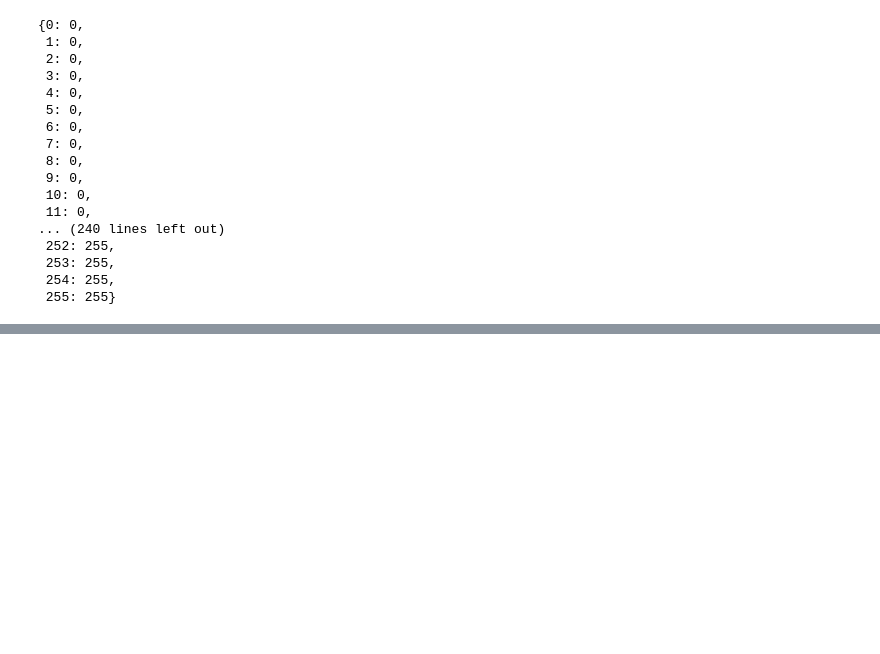
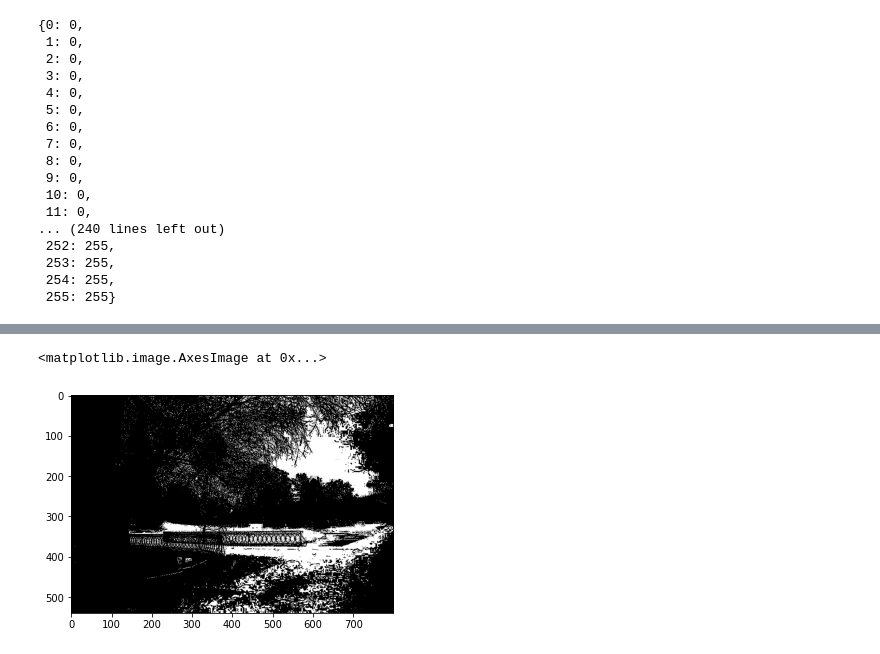
Before and after one commit to viniciusdenovaes/Unip202PInoturno, a Jupyter notebook: histograma/prototipo_histograma.ipynb, the cells around one changed output, grey strips where cells are left out. Cells and saved outputs as stored; diff of their text form; code cells hidden in the pictures; blank space fills up the shorter version.

```diff
--- a/histograma/prototipo_histograma.ipynb
+++ b/histograma/prototipo_histograma.ipynb
@@ -173,0 +193,5 @@ matrix_binaria = np.zeros(matrix_img_rgb.shape, dtype=int)
+# %%
+ plt.imshow(matrix_binaria)
+# %% [output]
+<matplotlib.image.AxesImage at 0x...>
+[figure, added]
```
Also changed, not shown: parts of 10 cells of this notebook, 2 other files.
